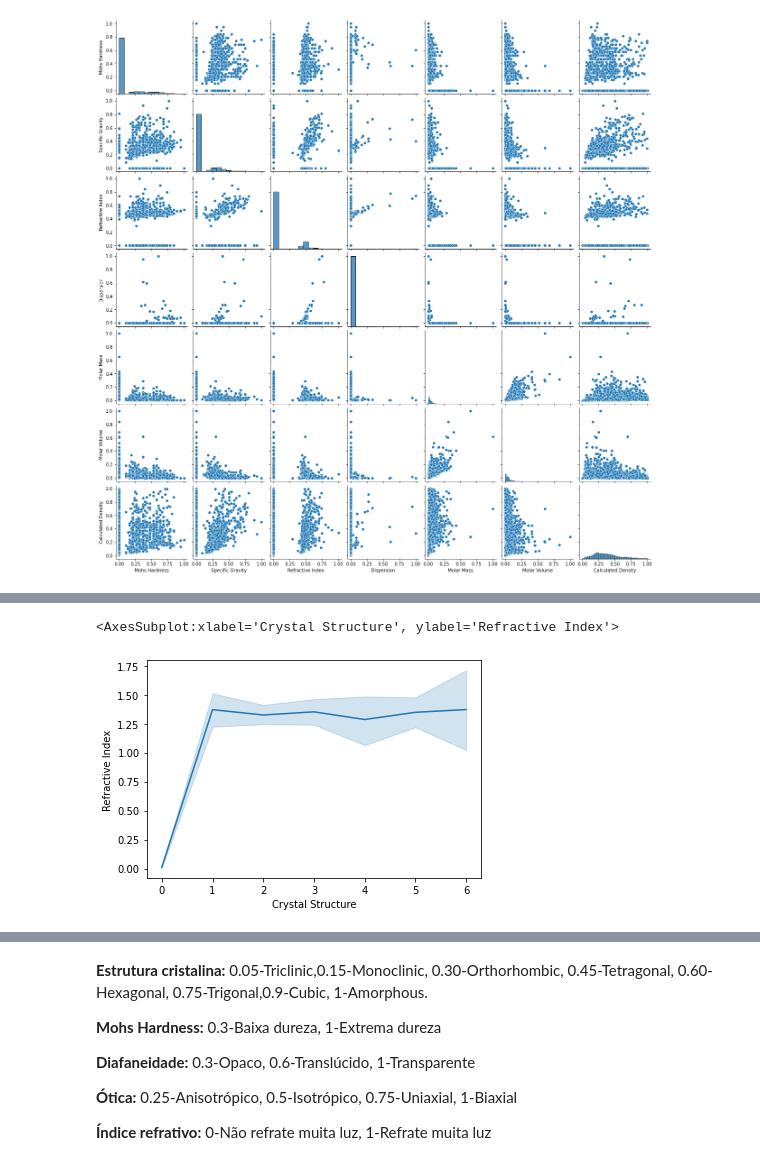
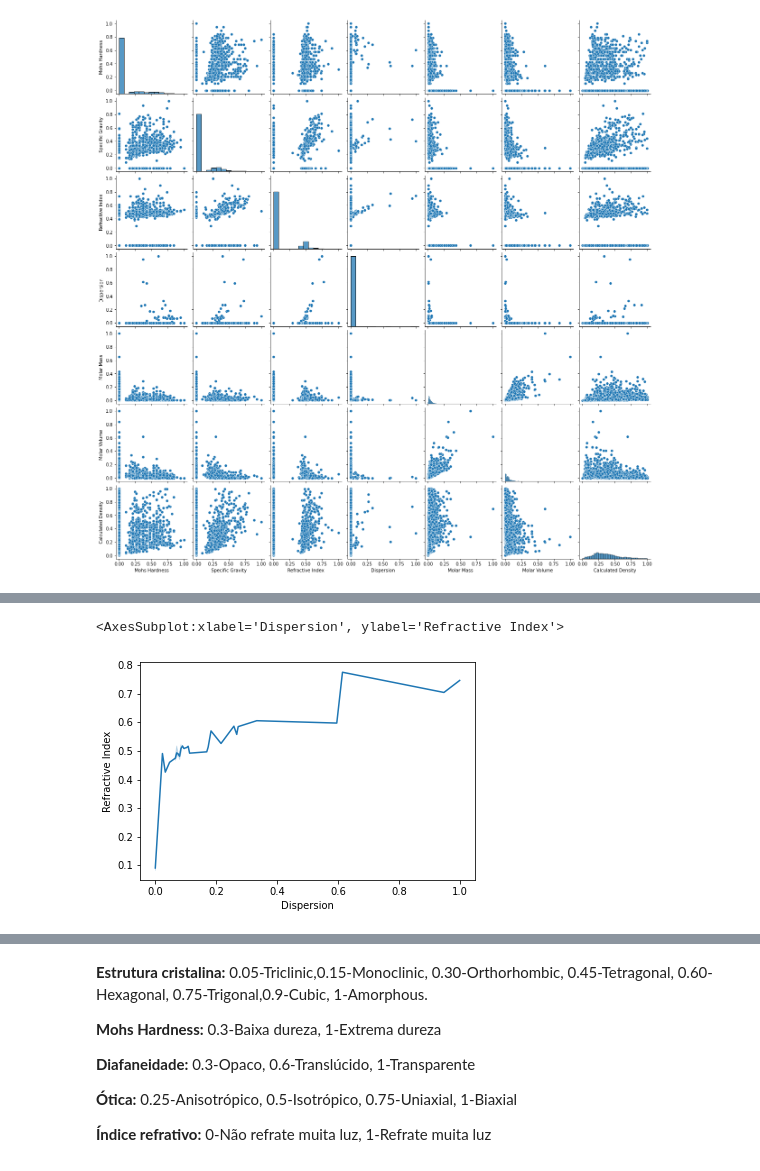
Before and after one commit to CaioHubit/Aprendizado-de-M-quina, a Jupyter notebook: alpha0.1bloco1.ipynb, the cells around one changed output, grey strips where cells are left out. Cells and saved outputs as stored; diff of their text form; code cells hidden in the pictures.

```diff
--- a/alpha0.1bloco1.ipynb
+++ b/alpha0.1bloco1.ipynb
@@ -209,5 +202,5 @@ sns.lineplot(data = df_chem, x='Optical',y='Refractive Index')
 # %%
-sns.lineplot(data = df_chem, y="Refractive Index", x="Crystal Structure")
+sns.lineplot(data = df_normalizado, y="Refractive Index", x="Dispersion")
 # %% [output]
-<AxesSubplot:xlabel='Crystal Structure', ylabel='Refractive Index'>
+<AxesSubplot:xlabel='Dispersion', ylabel='Refractive Index'>
-[figure, old version]
+[figure, new version]
```
Also changed, not shown: parts of 13 cells of this notebook.
